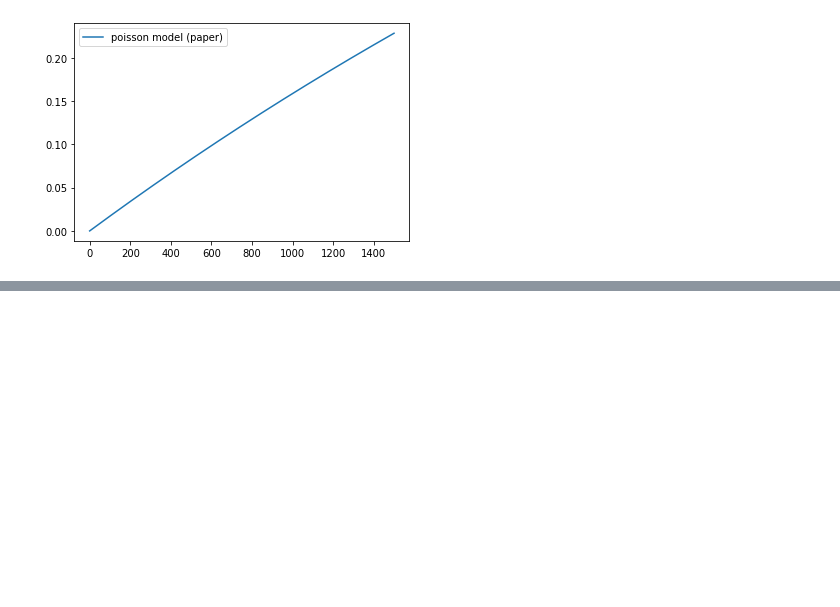
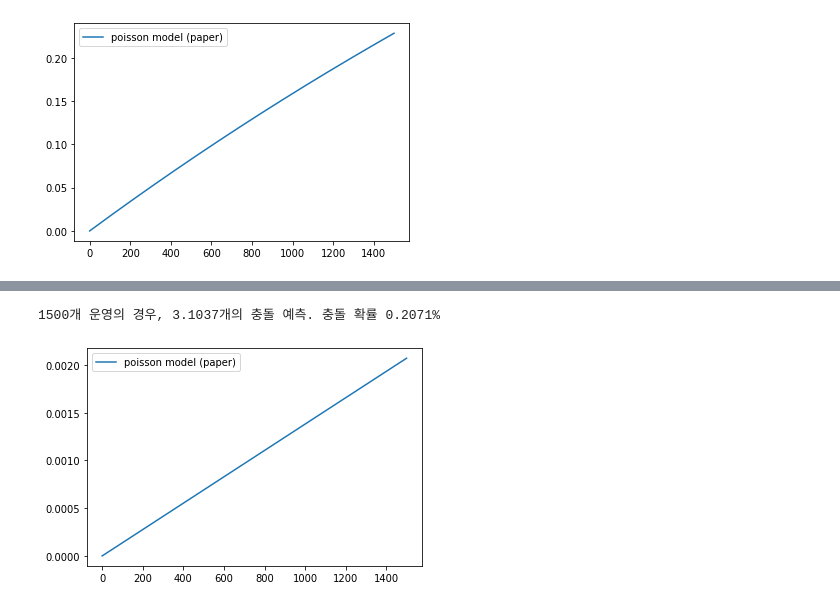
Before and after one commit to dolmani38/BLE-signal-collision-simulation, a Jupyter notebook: packet_collision_experiment.ipynb, the cells around one changed output, grey strips where cells are left out. Cells and saved outputs as stored; diff of their text form; code cells hidden in the pictures; blank space fills up the shorter version.

```diff
--- a/packet_collision_experiment.ipynb
+++ b/packet_collision_experiment.ipynb
@@ -200,0 +207,40 @@ poisson_model_2 =collision_simulation3(signal_count=1500)
+# %%
+
+def poisson_function3(node_count=100,advInterval =5000):
+
+    advDelay = 5
+    #lambda1 = 1/(advInterval+advDelay)
+    alpha = -12/47000
+    #print(lambda1)
+    # https://infocenter.nordicsemi.com/index.jsp?topic=%2Fsds_s140%2FSDS%2Fs1xx%2Fble_processor_avail_interrupt_latency%2Fble_broadcaster_performance.html
+    # advertising 175us ???
+    dp = 0.376  # 12us
+    return  1-sys.float_info.epsilon**(-node_count * lambda1 * 2 * dp * alpha)
+# %%
+
+def collision_simulation4(signal_count=100,advInterval =5000):
+    collision = []
+    #collision.append(0.0)
+    #collision.append(0.0)
+    for i in range(0,signal_count):
+        c = poisson_function3(node_count=i,advInterval =advInterval)
+        if (c < signal_count):
+            collision.append(c)
+        else:
+            print(f"{i}개 운영의 경우, {collision[-1]:.4f}개의 충돌 예측. 즉, 상시 충돌 상황.")
+            break
+
+    print(f"{signal_count}개 운영의 경우, {collision[-1]*i:.4f}개의 충돌 예측. 충돌 확률 {collision[-1]*100:.4f}%")
+    plt.plot(collision,label='poisson model (paper)')
+    plt.legend()
+    return collision
+# %%
+# 논문의 수식에 의한 이론적 충돌 확률
+# 운영 센서개수 = 1500
+# 운영 센서의 advInterval = 5000 그대로
+# 그외 변수 및 보정 상수들은 그대로...
+
+poisson_model_2 =collision_simulation4(signal_count=1500)
+# %% [output]
+1500개 운영의 경우, 3.1037개의 충돌 예측. 충돌 확률 0.2071%
+[figure, added]
```
Also changed, not shown: parts of 2 cells of this notebook.
